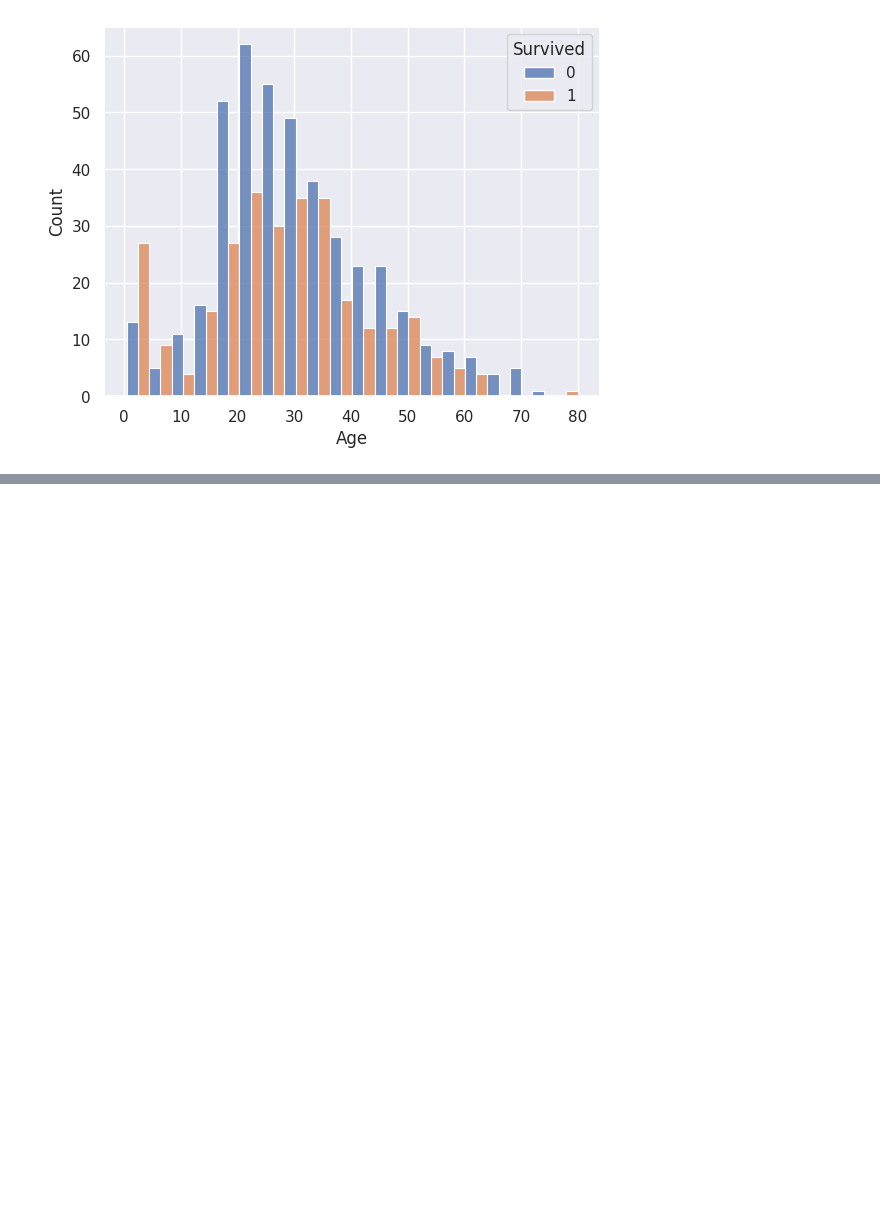
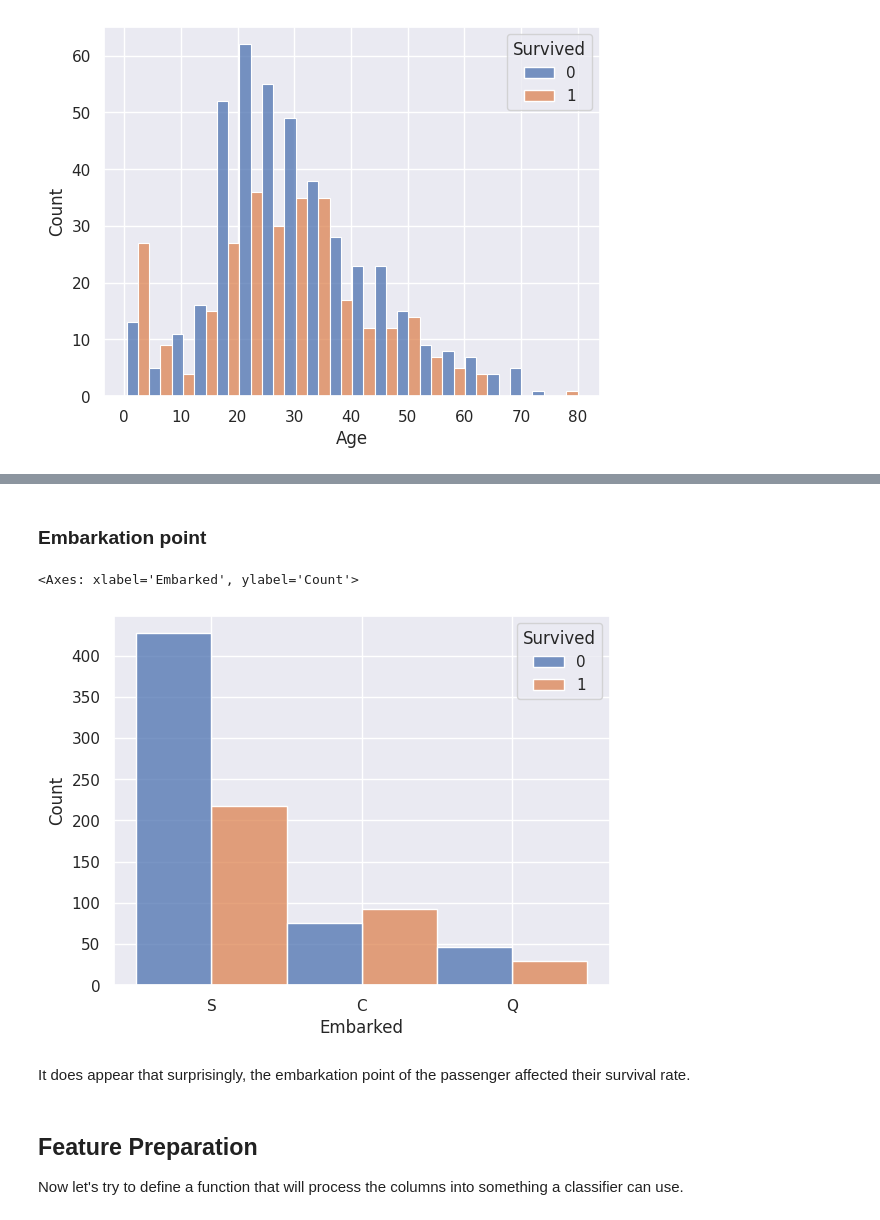
Before and after one commit to asuratos/kaggle, a Jupyter notebook: titanic-attempt.ipynb, the cells around one changed output, grey strips where cells are left out. Saved outputs shown, nothing was run; the diff lists cells and outputs as text; code cells hidden in the pictures; blank space fills up the shorter version.

```diff
--- a/titanic-attempt.ipynb
+++ b/titanic-attempt.ipynb
@@ -127,0 +143,13 @@ sns.histplot(train_data, x = 'Age', hue = "Survived", multiple = 'dodge')
+# %% [markdown]
+### Embarkation point
+# %%
+sns.histplot(train_data, x = 'Embarked', hue = "Survived", multiple = "dodge")
+# %% [output]
+<Axes: xlabel='Embarked', ylabel='Count'>
+[figure, added]
+# %% [markdown]
+It does appear that surprisingly, the embarkation point of the passenger affected their survival rate.
+# %% [markdown]
+## Feature Preparation
+
+Now let's try to define a function that will process the columns into something a classifier can use.
```
Also changed, not shown: parts of 8 cells of this notebook.
